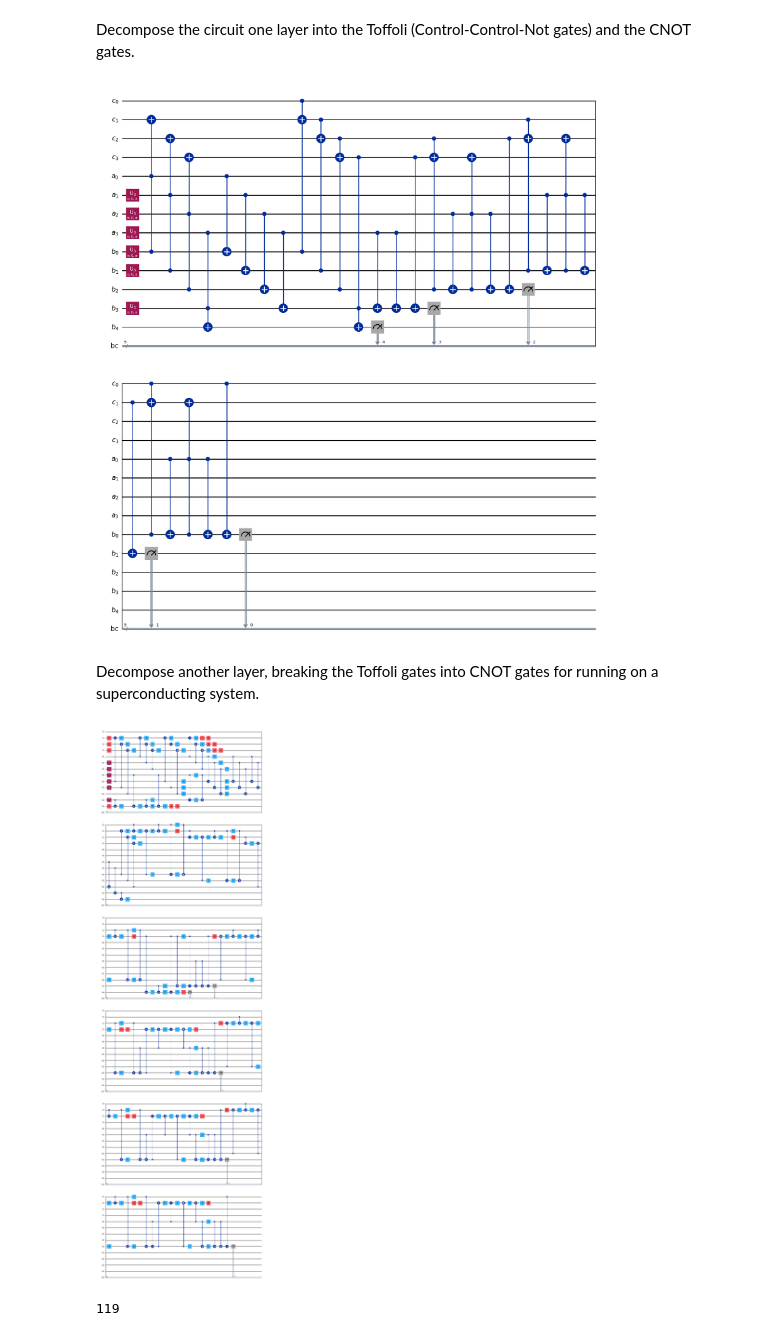
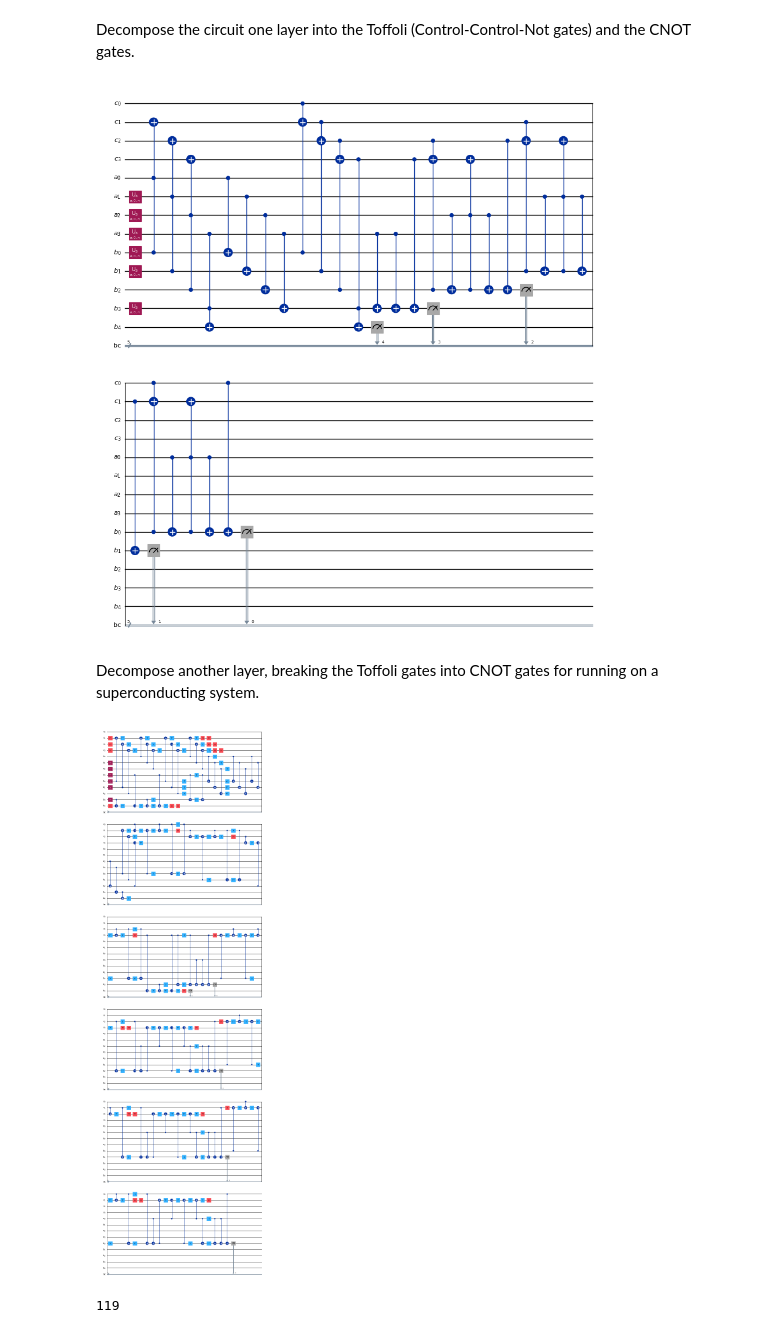
Before and after one commit to UMassIonTrappers/Introduction-to-Quantum-Computing, a Jupyter notebook: labs/Lab_07_Quantum_circuits_quantum_adder.ipynb, the cells around one changed output. Cells and saved outputs as stored; diff of their text form; code cells hidden in the pictures.

```diff
--- a/labs/Lab_07_Quantum_circuits_quantum_adder.ipynb
+++ b/labs/Lab_07_Quantum_circuits_quantum_adder.ipynb
@@ -377,16 +373,16 @@ qc.draw('mpl')
 Decompose the circuit one layer into the Toffoli (Control-Control-Not gates) and the CNOT gates.
 # %%
 decomposed_circ = qc.decompose() # Does not modify original circuit
-decomposed_circ.draw('mpl')
+decomposed_circ.draw('mpl', scale = 0.5)
 # %% [output]
-[figure, old version]
+[figure, new version]
 # %% [markdown]
 Decompose another layer, breaking the Toffoli gates into CNOT gates for running on a superconducting system.
 # %%
 decomposed_circ_full = decomposed_circ.decompose()
-decomposed_circ_full.draw('mpl' , scale = 0.5)
+decomposed_circ_full.draw('mpl' , scale = 0.3)
 # %% [output]
-[figure, old version]
+[figure, new version]
 # %%
 '''
 Calculate the depth of the quantum circuit
```
Also changed, not shown: parts of 21 cells of this notebook.
